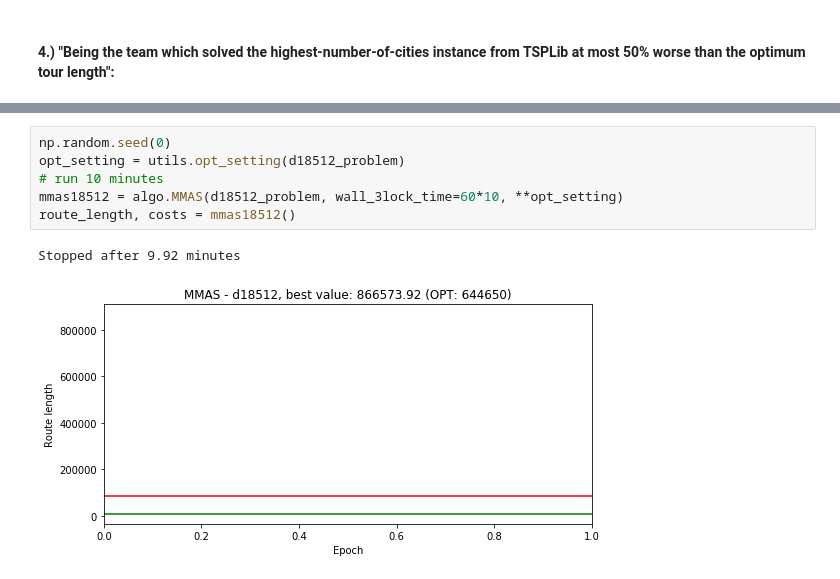
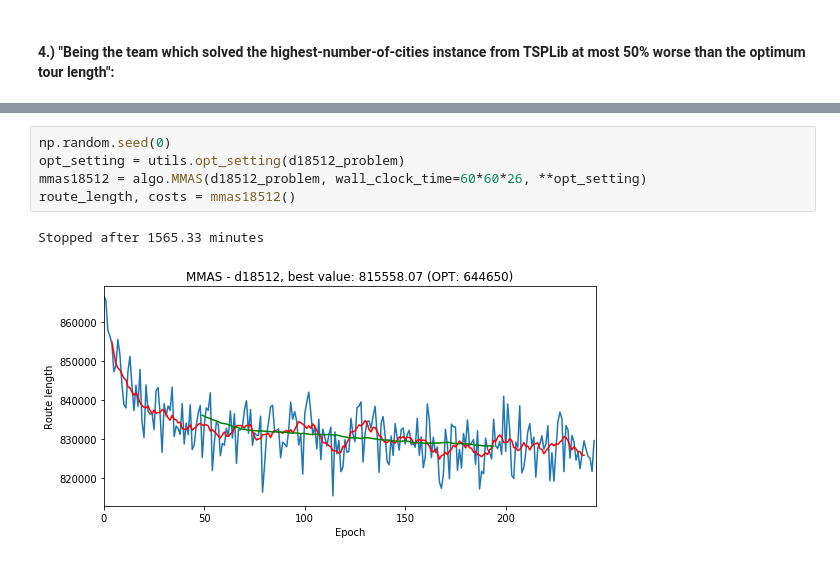
Before and after one commit to Chaoste/course-nia, a Jupyter notebook: project3/project3.ipynb, the cells around one changed output, grey strips where cells are left out. Saved outputs shown, nothing was run; the diff lists cells and outputs as text.

```diff
--- a/project3/project3.ipynb
+++ b/project3/project3.ipynb
@@ -256,9 +267,8 @@ KeyboardInterrupt:
 # %%
 np.random.seed(0)
 opt_setting = utils.opt_setting(d18512_problem)
-# run 10 minutes
-mmas18512 = algo.MMAS(d18512_problem, wall_3lock_time=60*10, **opt_setting)
+mmas18512 = algo.MMAS(d18512_problem, wall_clock_time=60*60*26, **opt_setting)
 route_length, costs = mmas18512()
 # %% [output]
-Stopped after 9.92 minutes
+Stopped after 1565.33 minutes
-[figure, old version]
+[figure, new version]
```
Also changed, not shown: parts of 19 cells of this notebook.
